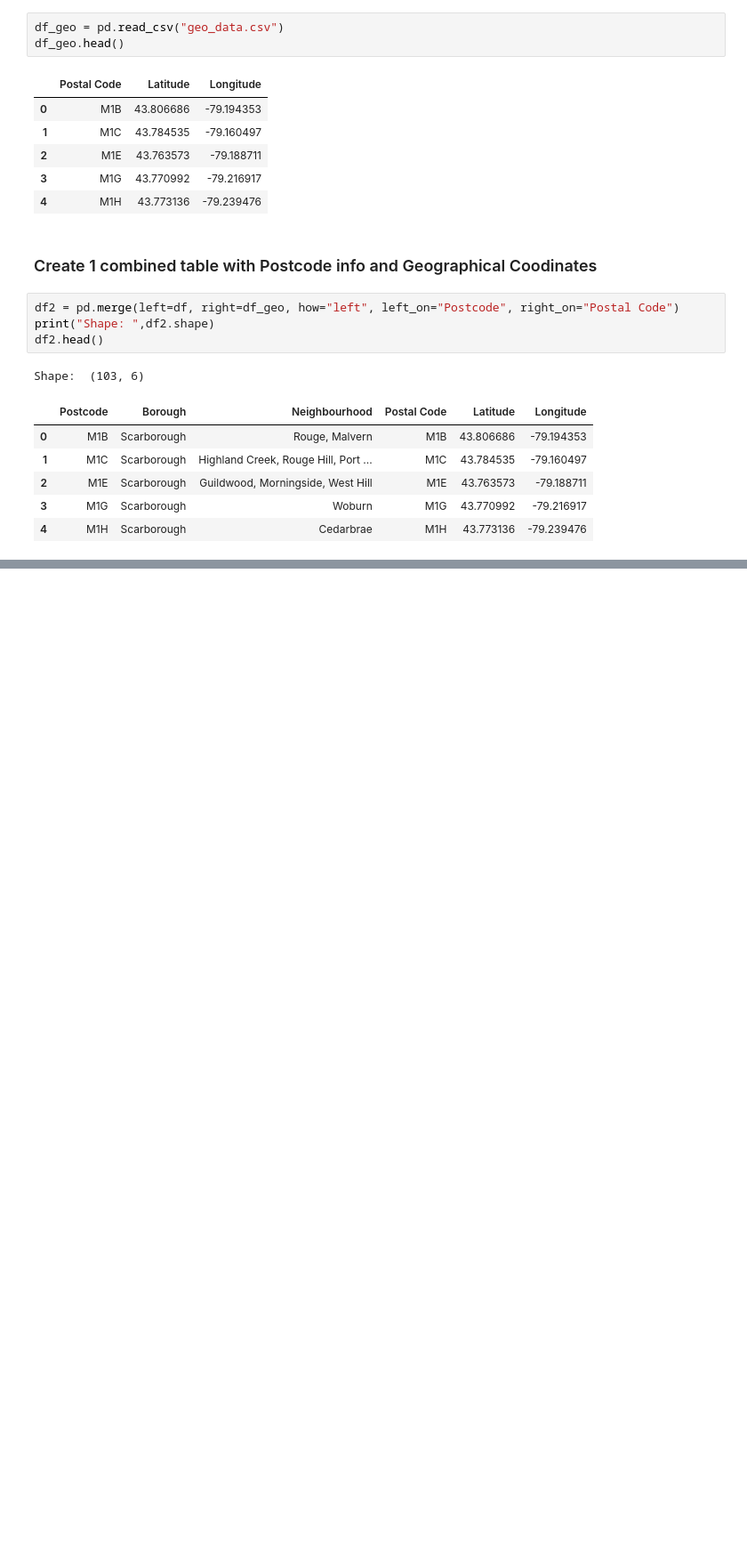
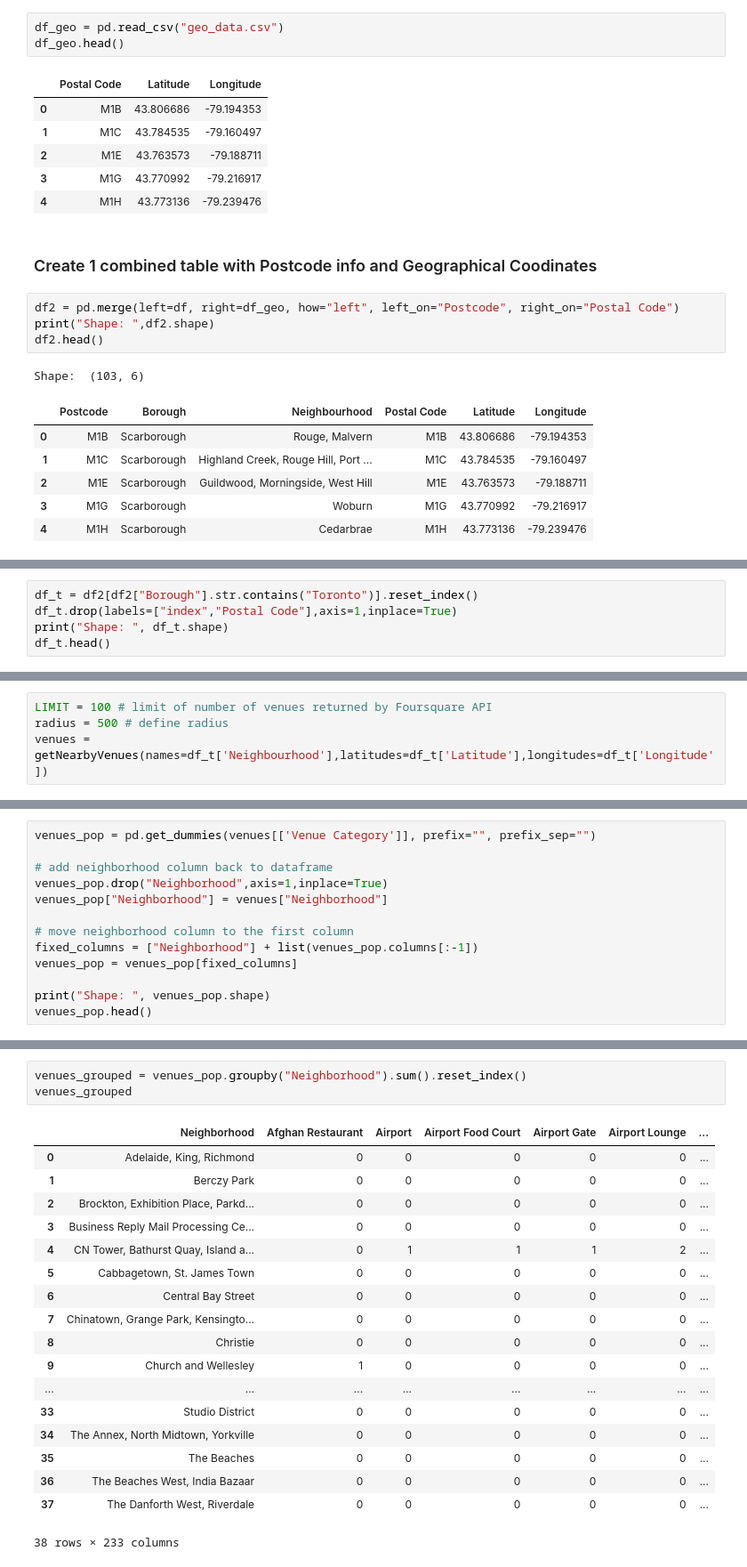
Before and after one commit to R1ceGrain/Coursera_Capstone, a Jupyter notebook: W3 Neighbourhoods in Toronto.ipynb, the cells around one changed output, grey strips where cells are left out. Shown: that part at 89% size. Drawn from its saved outputs; the diff is of its cells as text; blank space fills up the shorter version.

Commit message:
Published from Watson Studio.

```diff
--- a/W3 Neighbourhoods in Toronto.ipynb
+++ b/W3 Neighbourhoods in Toronto.ipynb
@@ -168,0 +173,5 @@ Shape:  (103, 6)
+# %%
+df_t = df2[df2["Borough"].str.contains("Toronto")].reset_index()
+df_t.drop(labels=["index","Postal Code"],axis=1,inplace=True)
+print("Shape: ", df_t.shape)
+df_t.head()
@@ -168,0 +245,4 @@ Shape:  (103, 6)
+# %%
+LIMIT = 100 # limit of number of venues returned by Foursquare API
+radius = 500 # define radius
+venues = getNearbyVenues(names=df_t['Neighbourhood'],latitudes=df_t['Latitude'],longitudes=df_t['Longitude'])
@@ -168,0 +301,13 @@ Shape:  (103, 6)
+# %%
+venues_pop = pd.get_dummies(venues[['Venue Category']], prefix="", prefix_sep="")
+
+# add neighborhood column back to dataframe
+venues_pop.drop("Neighborhood",axis=1,inplace=True)
+venues_pop["Neighborhood"] = venues["Neighborhood"]
+
+# move neighborhood column to the first column
+fixed_columns = ["Neighborhood"] + list(venues_pop.columns[:-1])
+venues_pop = venues_pop[fixed_columns]
+
+print("Shape: ", venues_pop.shape)
+venues_pop.head()
@@ -168,0 +323,22 @@ Shape:  (103, 6)
+# %%
+venues_grouped = venues_pop.groupby("Neighborhood").sum().reset_index()
+venues_grouped
+# %% [output]
+|  | Neighborhood | Afghan Restaurant | Airport | Airport Food Court | Airport Gate | Airport Lounge | ... |
+| 0 | Adelaide, King, Richmond | 0 | 0 | 0 | 0 | 0 | ... |
+| 1 | Berczy Park | 0 | 0 | 0 | 0 | 0 | ... |
+| 2 | Brockton, Exhibition Place, Parkd... | 0 | 0 | 0 | 0 | 0 | ... |
+| 3 | Business Reply Mail Processing Ce... | 0 | 0 | 0 | 0 | 0 | ... |
+| 4 | CN Tower, Bathurst Quay, Island a... | 0 | 1 | 1 | 1 | 2 | ... |
+| 5 | Cabbagetown, St. James Town | 0 | 0 | 0 | 0 | 0 | ... |
+| 6 | Central Bay Street | 0 | 0 | 0 | 0 | 0 | ... |
+| 7 | Chinatown, Grange Park, Kensingto... | 0 | 0 | 0 | 0 | 0 | ... |
+| 8 | Christie | 0 | 0 | 0 | 0 | 0 | ... |
+| 9 | Church and Wellesley | 1 | 0 | 0 | 0 | 0 | ... |
+| ... | ... | ... | ... | ... | ... | ... | ... |
+| 33 | Studio District | 0 | 0 | 0 | 0 | 0 | ... |
+| 34 | The Annex, North Midtown, Yorkville | 0 | 0 | 0 | 0 | 0 | ... |
+| 35 | The Beaches | 0 | 0 | 0 | 0 | 0 | ... |
+| 36 | The Beaches West, India Bazaar | 0 | 0 | 0 | 0 | 0 | ... |
+| 37 | The Danforth West, Riverdale | 0 | 0 | 0 | 0 | 0 | ... |
+38 rows × 233 columns
```
Also changed, not shown: parts of 30 cells of this notebook.
